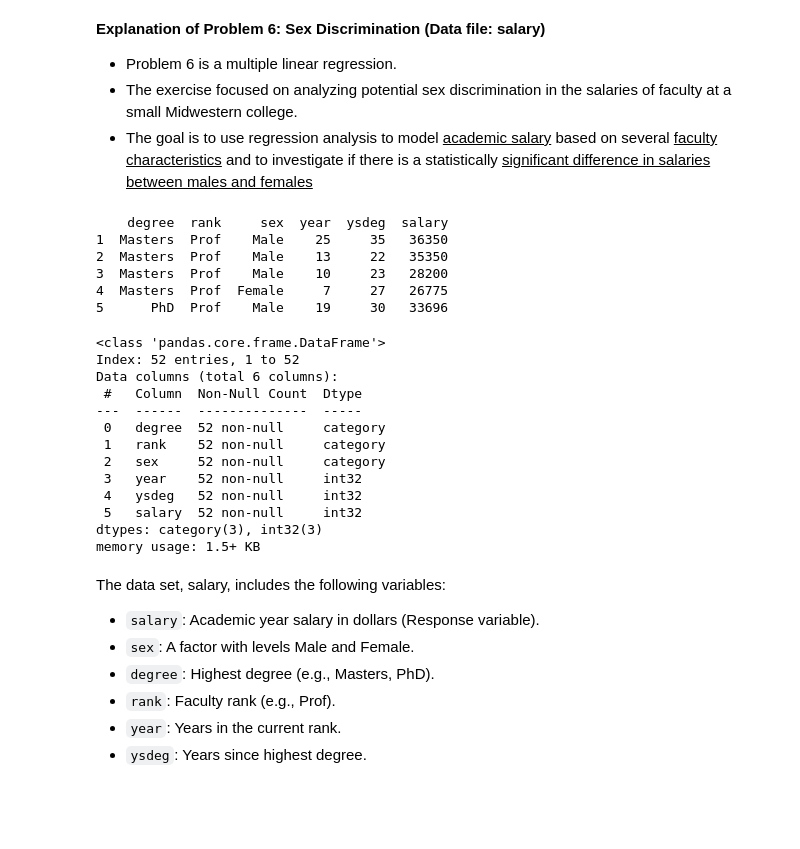
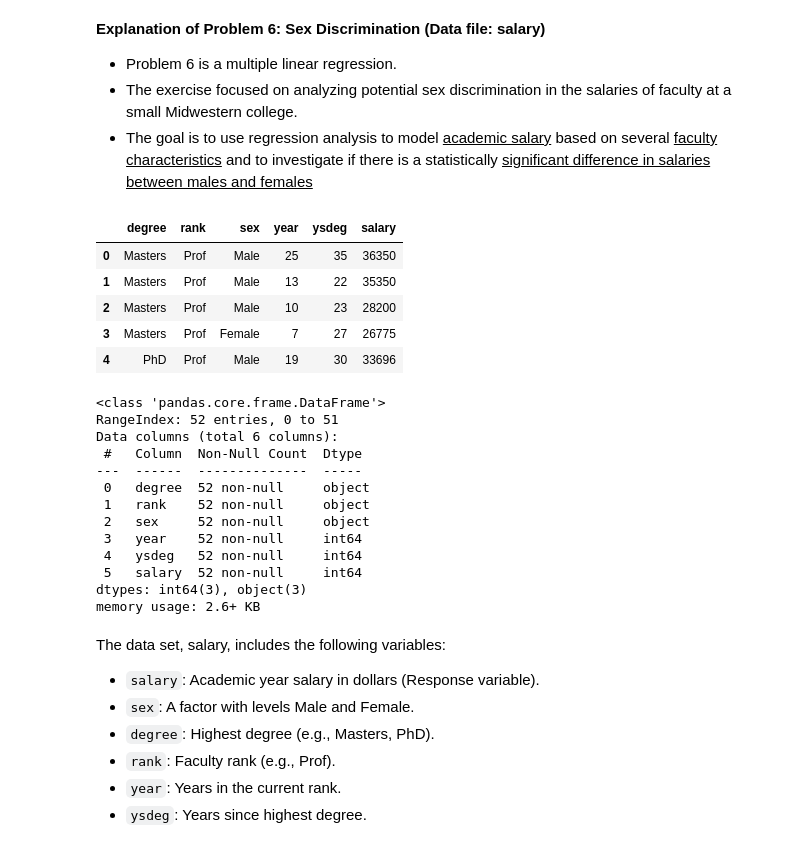
Before and after one commit to channreaksmey/statistical-modeling-tp, a Jupyter notebook: TP3/notebook.ipynb, the cells around one changed output. Cells and saved outputs as stored; diff of their text form; code cells hidden in the pictures; blank space fills up the shorter version.

```diff
--- a/TP3/notebook.ipynb
+++ b/TP3/notebook.ipynb
@@ -30,37 +30,40 @@ alr4 package imported successfully.
 - The goal is to use regression analysis to model <u>academic salary</u> based on several <u>faculty characteristics</u> and to investigate if there is a statistically <u>significant difference in salaries between males and females</u>
 # %%
 # load the salary data from the alr4 package
-ro.r['data']('salary', package='alr4')
+# ro.r['data']('salary', package='alr4')
 
-with localconverter(ro.default_converter + pandas2ri.converter):
-    salary_df = ro.r['salary']
+# with localconverter(ro.default_converter + pandas2ri.converter):
+#     salary_df = ro.r['salary']
 
-print(salary_df.head())
+# print(salary_df.head())
 # print(salary_df.info())
+
+salary_df = pd.read_csv('./datasets/salary_data.csv')
+salary_df.head()
 # %% [output]
-    degree  rank     sex  year  ysdeg  salary
-1  Masters  Prof    Male    25     35   36350
-2  Masters  Prof    Male    13     22   35350
-3  Masters  Prof    Male    10     23   28200
-4  Masters  Prof  Female     7     27   26775
-5      PhD  Prof    Male    19     30   33696
+|  | degree | rank | sex | year | ysdeg | salary |
+| 0 | Masters | Prof | Male | 25 | 35 | 36350 |
+| 1 | Masters | Prof | Male | 13 | 22 | 35350 |
+| 2 | Masters | Prof | Male | 10 | 23 | 28200 |
+| 3 | Masters | Prof | Female | 7 | 27 | 26775 |
+| 4 | PhD | Prof | Male | 19 | 30 | 33696 |
 # %%
 # data info
 salary_df.info()
 # %% [output]
 <class 'pandas.core.frame.DataFrame'>
-Index: 52 entries, 1 to 52
+RangeIndex: 52 entries, 0 to 51
 Data columns (total 6 columns):
  #   Column  Non-Null Count  Dtype
 ---  ------  --------------  -----
- 0   degree  52 non-null     category
- 1   rank    52 non-null     category
- 2   sex     52 non-null     category
- 3   year    52 non-null     int32
- 4   ysdeg   52 non-null     int32
- 5   salary  52 non-null     int32
-dtypes: category(3), int32(3)
-memory usage: 1.5+ KB
+ 0   degree  52 non-null     object
+ 1   rank    52 non-null     object
+ 2   sex     52 non-null     object
+ 3   year    52 non-null     int64
+ 4   ysdeg   52 non-null     int64
+ 5   salary  52 non-null     int64
+dtypes: int64(3), object(3)
+memory usage: 2.6+ KB
 # %%
 # save dataframe to csv
 # salary_df.to_csv('./datasets/salary_data.csv', index=False)
```
Also changed, not shown: parts of 5 cells of this notebook.
